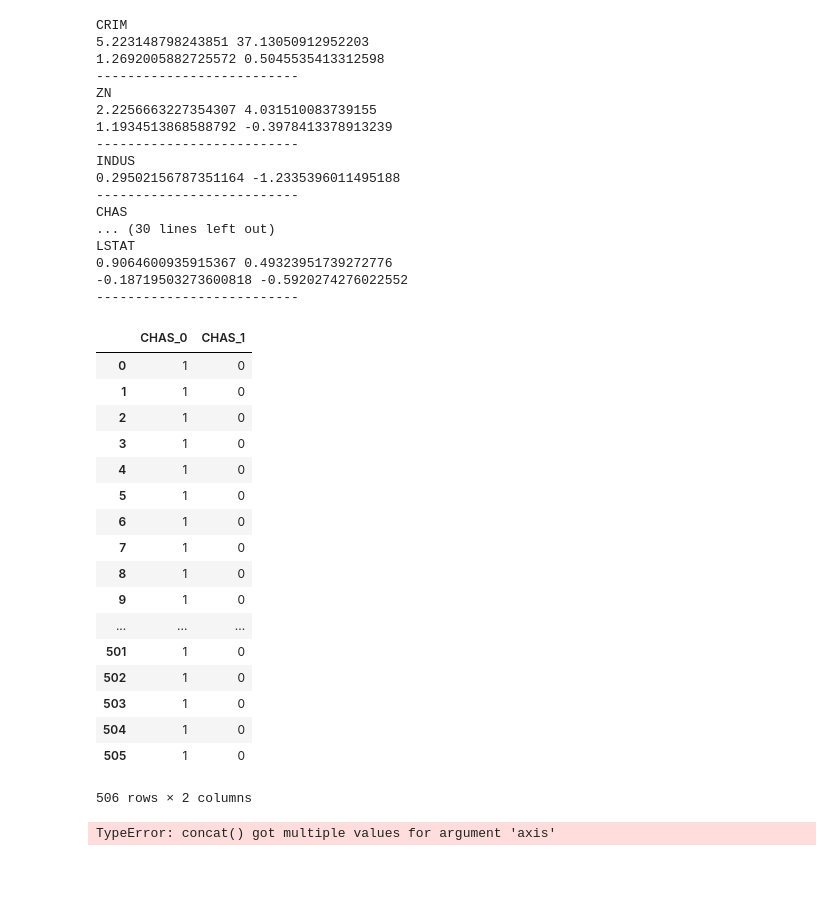
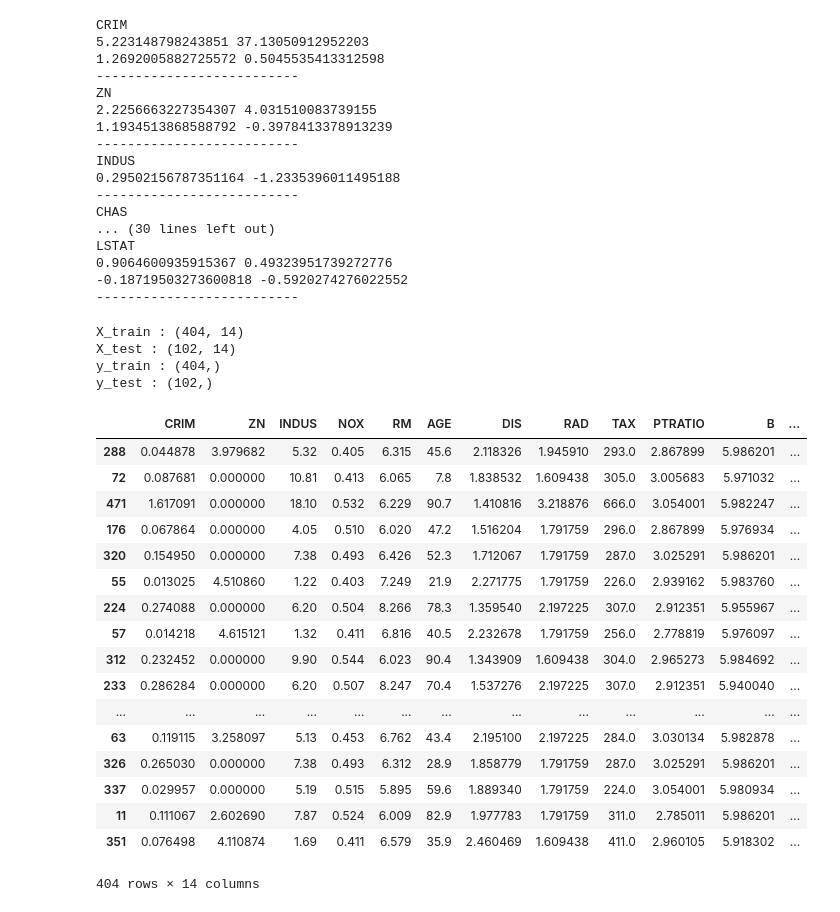
Before and after one commit to jk7g14/House-Price-Prediction, a Jupyter notebook: house-price-prediction-part2.ipynb, the cells around one changed output. Drawn from its saved outputs; the diff is of its cells as text; code cells hidden in the pictures; blank space fills up the shorter version.

```diff
--- a/house-price-prediction-part2.ipynb
+++ b/house-price-prediction-part2.ipynb
@@ -58,29 +61,8 @@ num_features = df[['CRIM', 'ZN', 'INDUS','NOX','RM','AGE','DIS','RAD','TAX','PTR
+# %%
+data_num = df[num_features]
 # %%
-catg_features = pd.get_dummies(df['CHAS'], prefix='CHAS')
+data_catg = pd.get_dummies(df['CHAS'], prefix='CHAS')
 # %%
 y = df['MEDV']
-# %%
-catg_features
-# %% [output]
-|  | CHAS_0 | CHAS_1 |
-| 0 | 1 | 0 |
-| 1 | 1 | 0 |
-| 2 | 1 | 0 |
-| 3 | 1 | 0 |
-| 4 | 1 | 0 |
-| 5 | 1 | 0 |
-| 6 | 1 | 0 |
-| 7 | 1 | 0 |
-| 8 | 1 | 0 |
-| 9 | 1 | 0 |
-| ... | ... | ... |
-| 501 | 1 | 0 |
-| 502 | 1 | 0 |
-| 503 | 1 | 0 |
-| 504 | 1 | 0 |
-| 505 | 1 | 0 |
-506 rows × 2 columns
 # %%
-pd.concat(num_features, catg_features, axis=1)
+data = pd.concat([data_num, data_catg], axis=1)
-# %% [output]
-TypeError: concat() got multiple values for argument 'axis'
@@ -88,0 +69,32 @@ pd.DataFrame
+# %%
+X_train, X_test, y_train, y_test = train_test_split(data, y, test_size = 0.2, random_state = 101)
+print("X_train : " + str(X_train.shape))
+print("X_test : " + str(X_test.shape))
+print("y_train : " + str(y_train.shape))
+print("y_test : " + str(y_test.shape))
+# %% [output]
+X_train : (404, 14)
+X_test : (102, 14)
+y_train : (404,)
+y_test : (102,)
+# %%
+X_train
+# %% [output]
+|  | CRIM | ZN | INDUS | NOX | RM | AGE | DIS | RAD | TAX | PTRATIO | B | ... |
+| 288 | 0.044878 | 3.979682 | 5.32 | 0.405 | 6.315 | 45.6 | 2.118326 | 1.945910 | 293.0 | 2.867899 | 5.986201 | ... |
+| 72 | 0.087681 | 0.000000 | 10.81 | 0.413 | 6.065 | 7.8 | 1.838532 | 1.609438 | 305.0 | 3.005683 | 5.971032 | ... |
+| 471 | 1.617091 | 0.000000 | 18.10 | 0.532 | 6.229 | 90.7 | 1.410816 | 3.218876 | 666.0 | 3.054001 | 5.982247 | ... |
+| 176 | 0.067864 | 0.000000 | 4.05 | 0.510 | 6.020 | 47.2 | 1.516204 | 1.791759 | 296.0 | 2.867899 | 5.976934 | ... |
+| 320 | 0.154950 | 0.000000 | 7.38 | 0.493 | 6.426 | 52.3 | 1.712067 | 1.791759 | 287.0 | 3.025291 | 5.986201 | ... |
+| 55 | 0.013025 | 4.510860 | 1.22 | 0.403 | 7.249 | 21.9 | 2.271775 | 1.791759 | 226.0 | 2.939162 | 5.983760 | ... |
+| 224 | 0.274088 | 0.000000 | 6.20 | 0.504 | 8.266 | 78.3 | 1.359540 | 2.197225 | 307.0 | 2.912351 | 5.955967 | ... |
+| 57 | 0.014218 | 4.615121 | 1.32 | 0.411 | 6.816 | 40.5 | 2.232678 | 1.791759 | 256.0 | 2.778819 | 5.976097 | ... |
+| 312 | 0.232452 | 0.000000 | 9.90 | 0.544 | 6.023 | 90.4 | 1.343909 | 1.609438 | 304.0 | 2.965273 | 5.984692 | ... |
+| 233 | 0.286284 | 0.000000 | 6.20 | 0.507 | 8.247 | 70.4 | 1.537276 | 2.197225 | 307.0 | 2.912351 | 5.940040 | ... |
+| ... | ... | ... | ... | ... | ... | ... | ... | ... | ... | ... | ... | ... |
+| 63 | 0.119115 | 3.258097 | 5.13 | 0.453 | 6.762 | 43.4 | 2.195100 | 2.197225 | 284.0 | 3.030134 | 5.982878 | ... |
+| 326 | 0.265030 | 0.000000 | 7.38 | 0.493 | 6.312 | 28.9 | 1.858779 | 1.791759 | 287.0 | 3.025291 | 5.986201 | ... |
+| 337 | 0.029957 | 0.000000 | 5.19 | 0.515 | 5.895 | 59.6 | 1.889340 | 1.791759 | 224.0 | 3.054001 | 5.980934 | ... |
+| 11 | 0.111067 | 2.602690 | 7.87 | 0.524 | 6.009 | 82.9 | 1.977783 | 1.791759 | 311.0 | 2.785011 | 5.986201 | ... |
+| 351 | 0.076498 | 4.110874 | 1.69 | 0.411 | 6.579 | 35.9 | 2.460469 | 1.609438 | 411.0 | 2.960105 | 5.918302 | ... |
+404 rows × 14 columns
```
Also changed, not shown: parts of 8 cells of this notebook, 1 other file.
